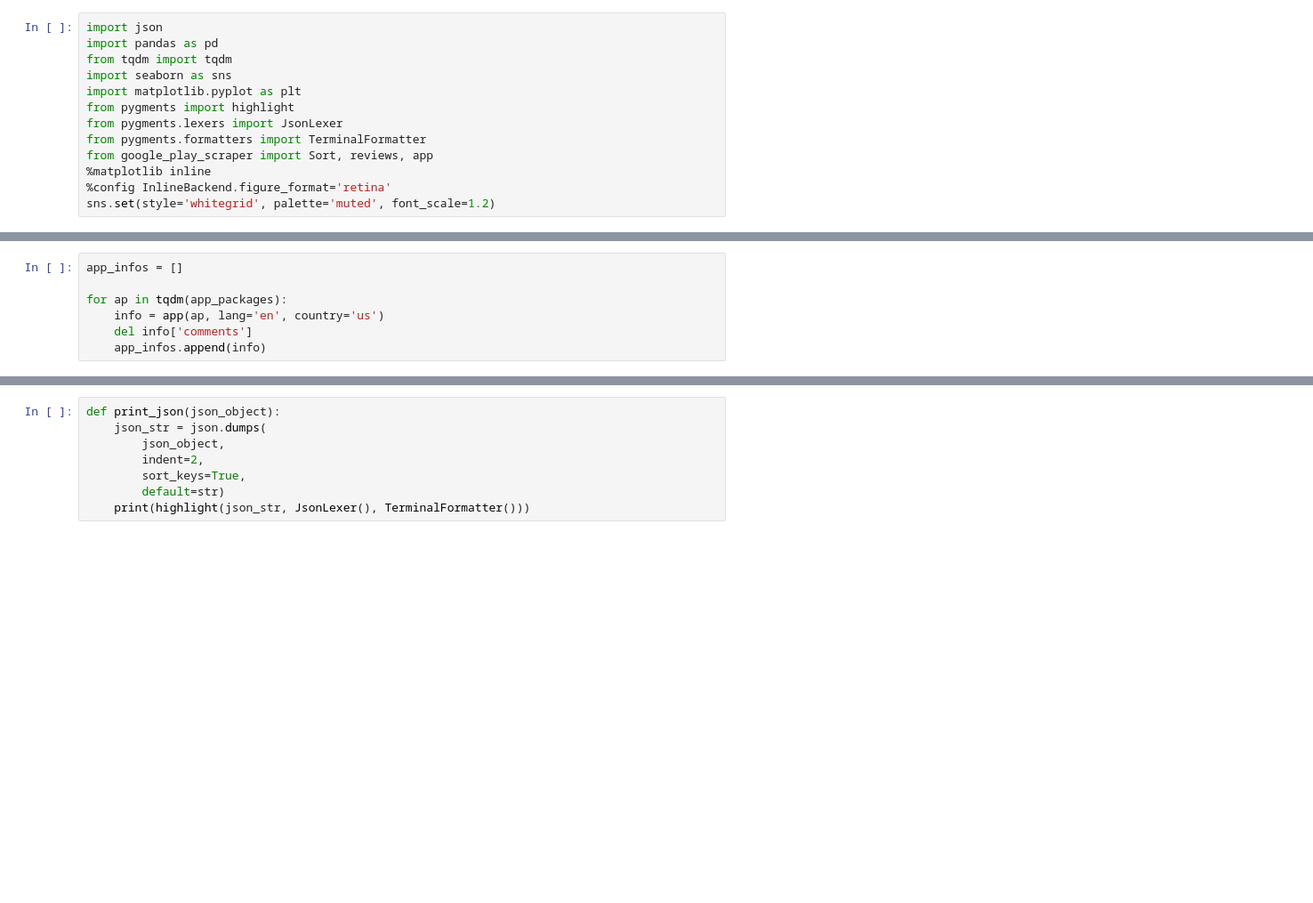
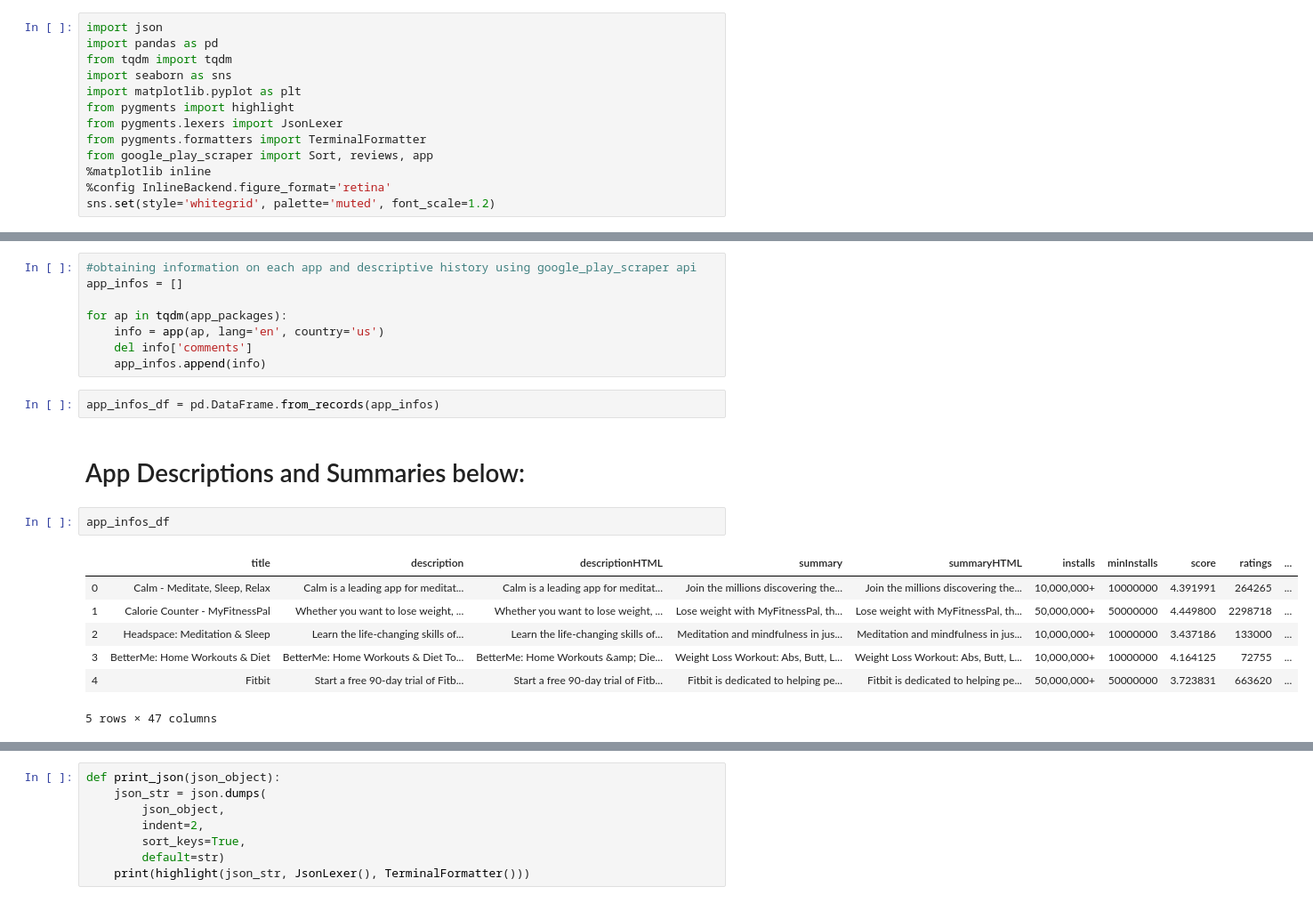
Before and after one commit to andiosika/dsc-capstone-project-v2-online-ds-pt-100719, a Jupyter notebook: ideas.ipynb, the cells around one changed output, grey strips where cells are left out. Shown at 89% size. Cells and saved outputs as stored; diff of their text form; blank space fills up the shorter version.

```diff
--- a/ideas.ipynb
+++ b/ideas.ipynb
@@ -77,7 +50,22 @@ app_packages = [
 # %%
+#obtaining information on each app and descriptive history using google_play_scraper api
 app_infos = []
 
 for ap in tqdm(app_packages):
     info = app(ap, lang='en', country='us')
     del info['comments']
     app_infos.append(info)
+# %%
+app_infos_df = pd.DataFrame.from_records(app_infos)
+# %% [markdown]
+#  App Descriptions and Summaries below:
+# %%
+app_infos_df
+# %% [output]
+|  | title | description | descriptionHTML | summary | summaryHTML | installs | minInstalls | score | ratings | ... |
+| 0 | Calm - Meditate, Sleep, Relax | Calm is a leading app for meditat... | Calm is a leading app for meditat... | Join the millions discovering the... | Join the millions discovering the... | 10,000,000+ | 10000000 | 4.391991 | 264265 | ... |
+| 1 | Calorie Counter - MyFitnessPal | Whether you want to lose weight, ... | Whether you want to lose weight, ... | Lose weight with MyFitnessPal, th... | Lose weight with MyFitnessPal, th... | 50,000,000+ | 50000000 | 4.449800 | 2298718 | ... |
+| 2 | Headspace: Meditation & Sleep | Learn the life-changing skills of... | Learn the life-changing skills of... | Meditation and mindfulness in jus... | Meditation and mindfulness in jus... | 10,000,000+ | 10000000 | 3.437186 | 133000 | ... |
+| 3 | BetterMe: Home Workouts & Diet | BetterMe: Home Workouts & Diet To... | BetterMe: Home Workouts &amp; Die... | Weight Loss Workout: Abs, Butt, L... | Weight Loss Workout: Abs, Butt, L... | 10,000,000+ | 10000000 | 4.164125 | 72755 | ... |
+| 4 | Fitbit | Start a free 90-day trial of Fitb... | Start a free 90-day trial of Fitb... | Fitbit is dedicated to helping pe... | Fitbit is dedicated to helping pe... | 50,000,000+ | 50000000 | 3.723831 | 663620 | ... |
+5 rows × 47 columns
```
Also changed, not shown: parts of 41 cells of this notebook, 2 other files.
